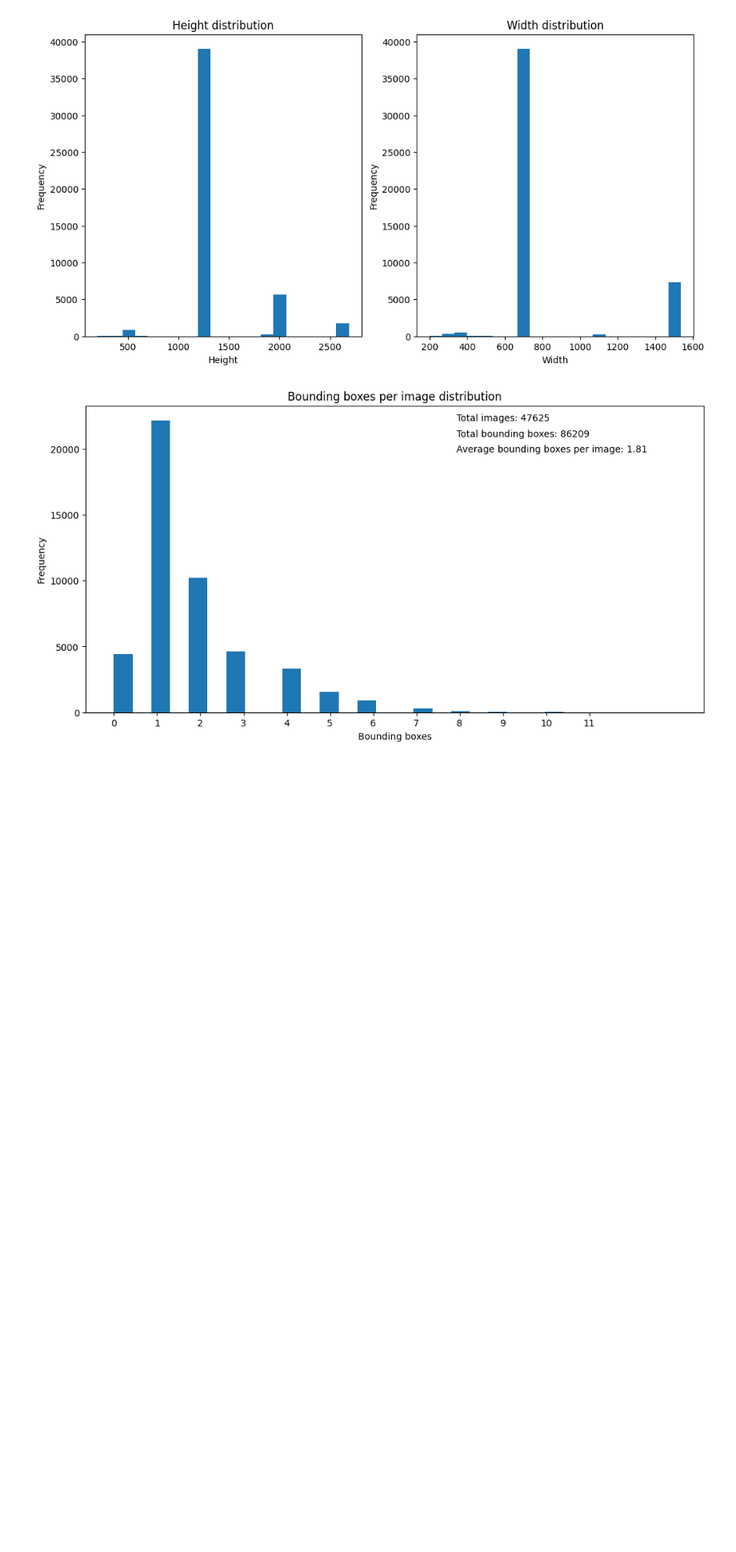
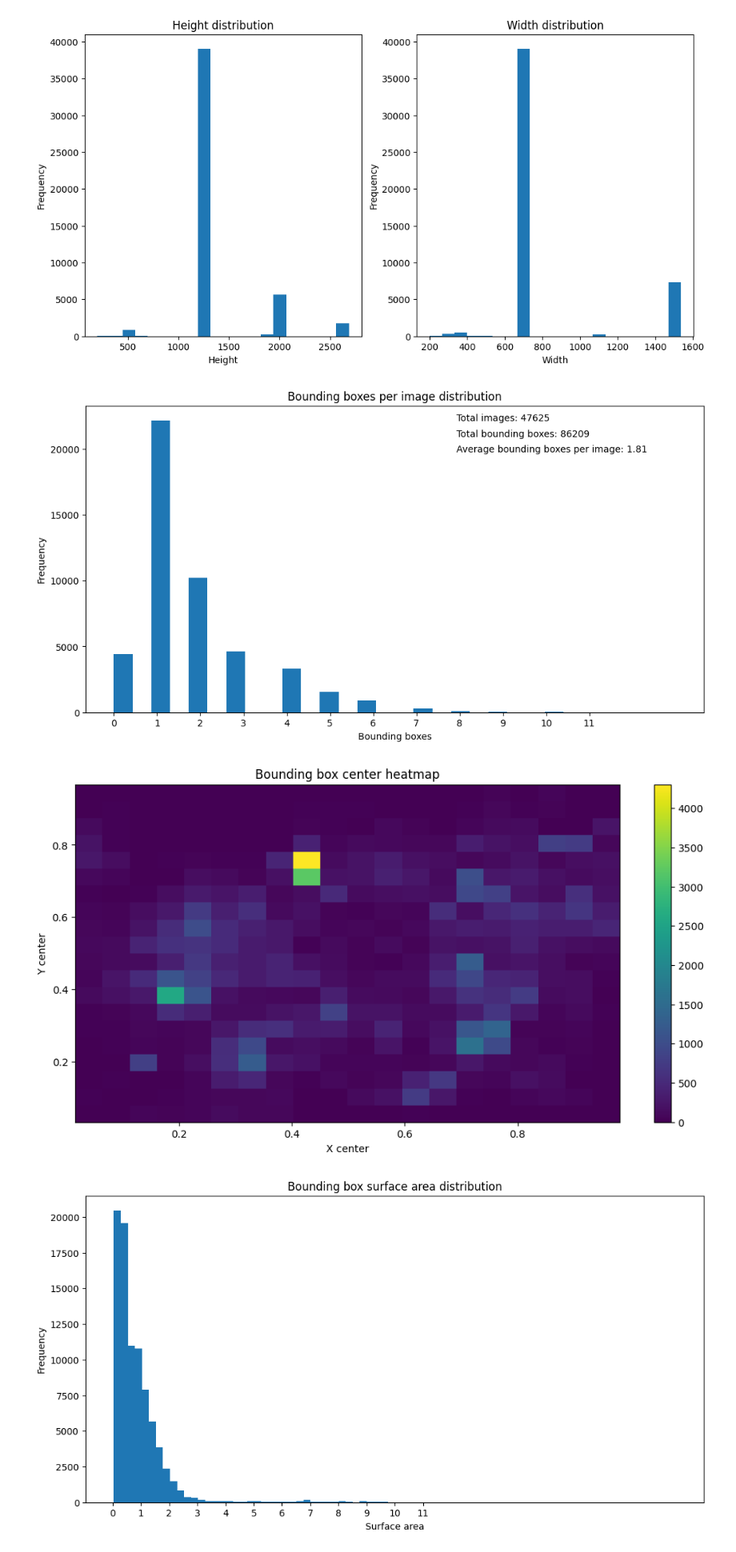
Before and after one commit to KajetanMieloch/Data-Scientist-praktyka-studencka, a Jupyter notebook: Zadania Rekrutacujne/Data Science Intern/odpowiedz.ipynb, the cells around one changed output. Shown: that part at 80% size. Saved outputs shown, nothing was run; the diff lists cells and outputs as text; code cells hidden in the pictures; blank space fills up the shorter version.

Commit message:
Bounding box analize added TODO

```diff
--- a/Zadania Rekrutacujne/Data Science Intern/odpowiedz.ipynb
+++ b/Zadania Rekrutacujne/Data Science Intern/odpowiedz.ipynb
@@ -260,9 +260,83 @@ generate_histogram(all_bounding_boxes_count_all, all_images_count, sum(all_bound
 # %% [output]
 [figure]
 # %%
+# Analize the properties of bounding boxes
 import os
-import yaml
 import matplotlib.pyplot as plt
-import statistics
-from collections import Counter
 from concurrent.futures import ThreadPoolExecutor
+import numpy as np
+
+def get_bounding_boxes_properties(folder_path: str) -> list:
+    all_bounding_boxes_properties = []
+
+    # Define a function to get the properties of the bounding boxes
+    def get_bounding_boxes_properties(file_path):
+        with open(file_path, 'r') as f:
+            for line in f:
+                # Get the properties of the bounding box
+                class_index, x_center, y_center, width, height = line.split()
+                all_bounding_boxes_properties.append([float(x_center), float(y_center), float(width), float(height)])
+
+    # Use multi-threading to get the properties in parallel
+    with ThreadPoolExecutor() as executor:
+        # Iterate over the files in the folder
+        for filename in os.listdir(folder_path):
+            file_path = os.path.join(folder_path, filename)
+            # Submit the get_bounding_boxes_properties function to the executor
+            future = executor.submit(get_bounding_boxes_properties, file_path)
+
+    return all_bounding_boxes_properties
+
+def generate_heatmap(all_bounding_boxes_properties: list):
+    # Get the properties of the bounding boxes
+    x_centers = [x_center for x_center, y_center, width, height in all_bounding_boxes_properties]
+    y_centers = [y_center for x_center, y_center, width, height in all_bounding_boxes_properties]
+
+    # Plot the heatmaps
+    plt.figure(figsize=(12, 6))
+    plt.hist2d(x_centers, y_centers, bins=20)
+    plt.title("Bounding box center heatmap")
+    plt.xlabel("X center")
+    plt.ylabel("Y center")
+    plt.colorbar()
+    plt.show()
+
+def get_surface_area(data: list) -> list:
+    surface_areas = []
+    for x_center, y_center, width, height in data:
+        surface_areas.append(width * height * 100)
+    return surface_areas
+
+def get_aspect_ratio(data: list) -> list:
+    aspect_ratios = []
+    for x_center, y_center, width, height in data:
+        aspect_ratios.append(width / height)
+    return aspect_ratios
+
+
+def generate_histogram(data: list, title: str, x_label: str, y_label: str, min : float = 0, max : float = 12, step : float = 1):
+    plt.figure(figsize=(12, 6))
+    plt.hist(data, bins=80)
+    plt.title(title)
+    plt.xlabel(x_label)
+    plt.ylabel(y_label)
+    plt.xticks(np.arange(min, max, step))
+    plt.show()
+
+all_bounding_boxes_count_1_train = get_bounding_boxes_properties("PPEs-1/train/labels")
+all_bounding_boxes_count_1_valid = get_bounding_boxes_properties("PPEs-1/valid/labels")
+all_bounding_boxes_count_2_train = get_bounding_boxes_properties("PPEs-2/train/labels")
+all_bounding_boxes_count_2_valid = get_bounding_boxes_properties("PPEs-2/valid/labels")
+all_bounding_boxes_count_3_train = get_bounding_boxes_properties("PPEs-3/train/labels")
+all_bounding_boxes_count_3_valid = get_bounding_boxes_properties("PPEs-3/valid/labels")
+all_bounding_boxes_count_4_train = get_bounding_boxes_properties("PPEs-4/train/labels")
+all_bounding_boxes_count_4_valid = get_bounding_boxes_properties("PPEs-4/valid/labels")
+
+all_bounding_boxes_count_all = all_bounding_boxes_count_1_train + all_bounding_boxes_count_1_valid + all_bounding_boxes_count_2_train + all_bounding_boxes_count_2_valid + all_bounding_boxes_count_3_train + all_bounding_boxes_count_3_valid + all_bounding_boxes_count_4_train + all_bounding_boxes_count_4_valid
+
+generate_heatmap(all_bounding_boxes_count_all)
+generate_histogram(get_surface_area(all_bounding_boxes_count_all), "Bounding box surface area distribution", "Surface area", "Frequency")
+generate_histogram(get_aspect_ratio(all_bounding_boxes_count_all), "Bounding box aspect ratio distribution", "Aspect ratio", "Frequency", 0, 3, 0.25)
+# %% [output]
+[figure, added]
+[figure, added]
```
Also changed, not shown: parts of 3 cells of this notebook.
